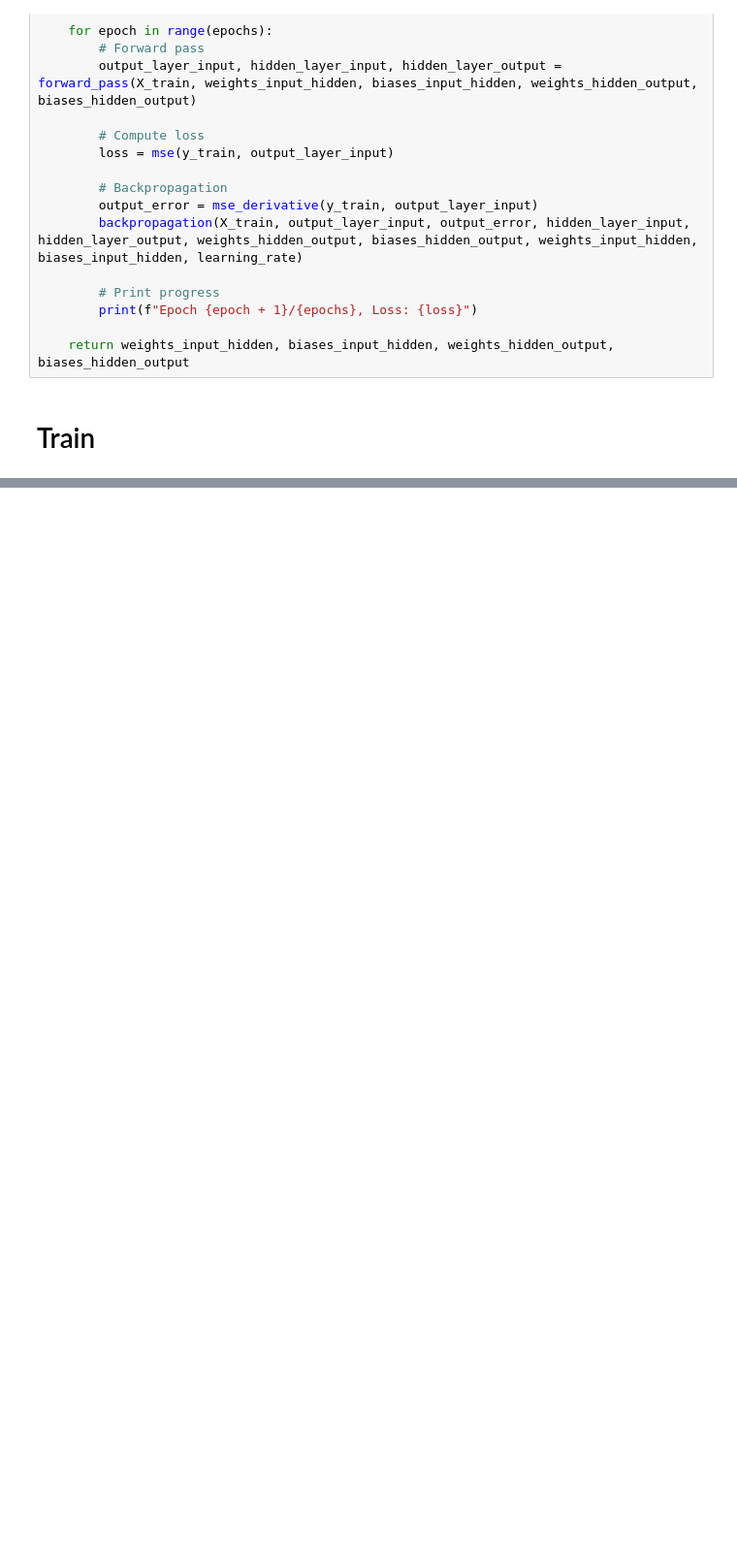
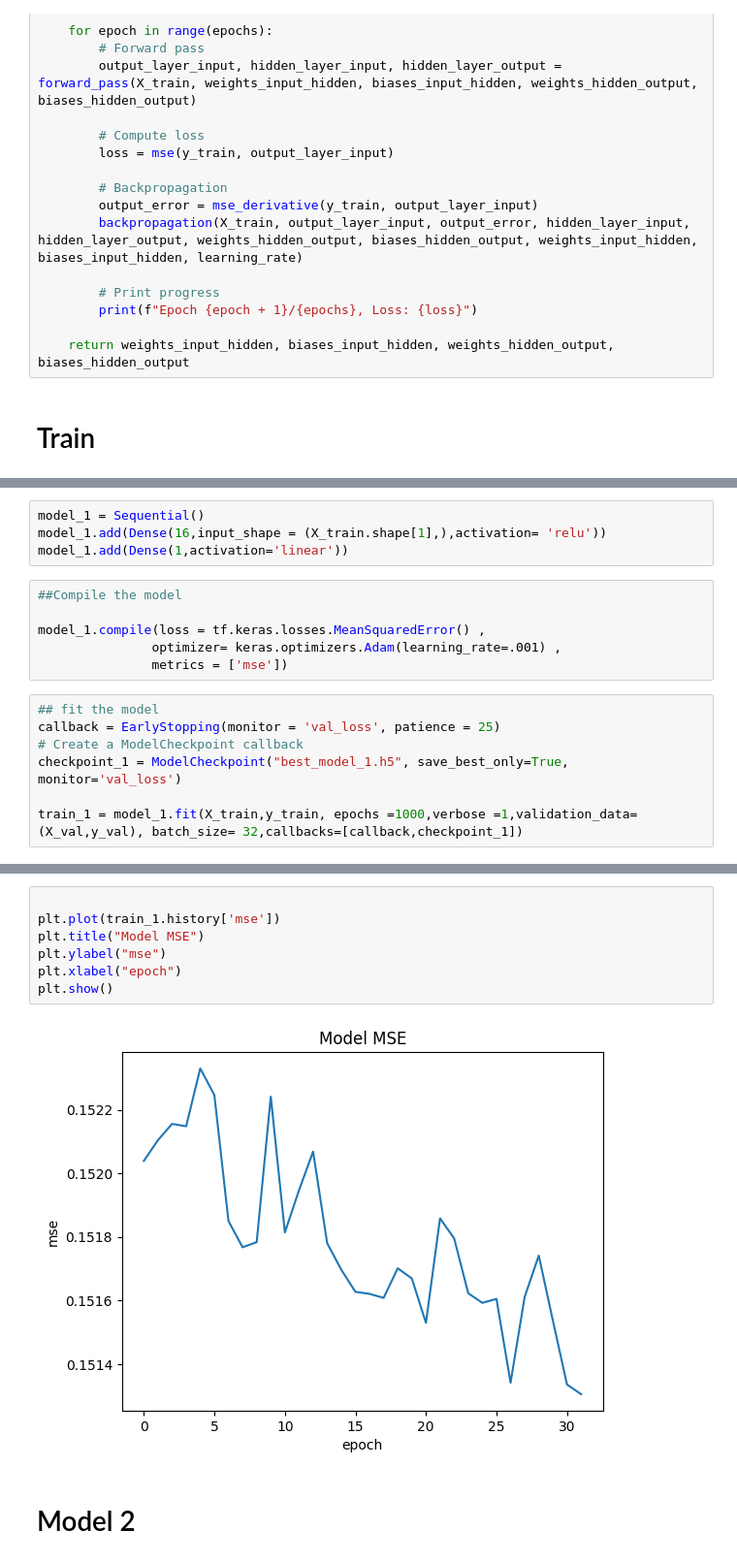
Before and after one commit to Dnaddall/Deep-Learning, a Jupyter notebook: Notes/Assignment_1.ipynb, the cells around one changed output, grey strips where cells are left out. Shown at 97% size. Cells and saved outputs as stored; diff of their text form; blank space fills up the shorter version.

Commit message:
Keras Model implemented
Implemented Keras model and compared results.

```diff
--- a/Notes/Assignment_1.ipynb
+++ b/Notes/Assignment_1.ipynb
@@ -429,0 +444,17 @@ Test Loss: 0.2083833447246719
+# %%
+model_1 = Sequential()
+model_1.add(Dense(16,input_shape = (X_train.shape[1],),activation= 'relu'))
+model_1.add(Dense(1,activation='linear'))
+# %%
+##Compile the model
+
+model_1.compile(loss = tf.keras.losses.MeanSquaredError() ,
+               optimizer= keras.optimizers.Adam(learning_rate=.001) ,
+               metrics = ['mse'])
+# %%
+## fit the model
+callback = EarlyStopping(monitor = 'val_loss', patience = 25)
+# Create a ModelCheckpoint callback
+checkpoint_1 = ModelCheckpoint("best_model_1.h5", save_best_only=True, monitor='val_loss')
+
+train_1 = model_1.fit(X_train,y_train, epochs =1000,verbose =1,validation_data=(X_val,y_val), batch_size= 32,callbacks=[callback,checkpoint_1])
@@ -429,0 +479,11 @@ Test Loss: 0.2083833447246719
+# %%
+
+plt.plot(train_1.history['mse'])
+plt.title("Model MSE")
+plt.ylabel("mse")
+plt.xlabel("epoch")
+plt.show()
+# %% [output]
+[figure, added]
+# %% [markdown]
+# Model 2
```
Also changed, not shown: parts of 23 cells of this notebook, 3 other files.
